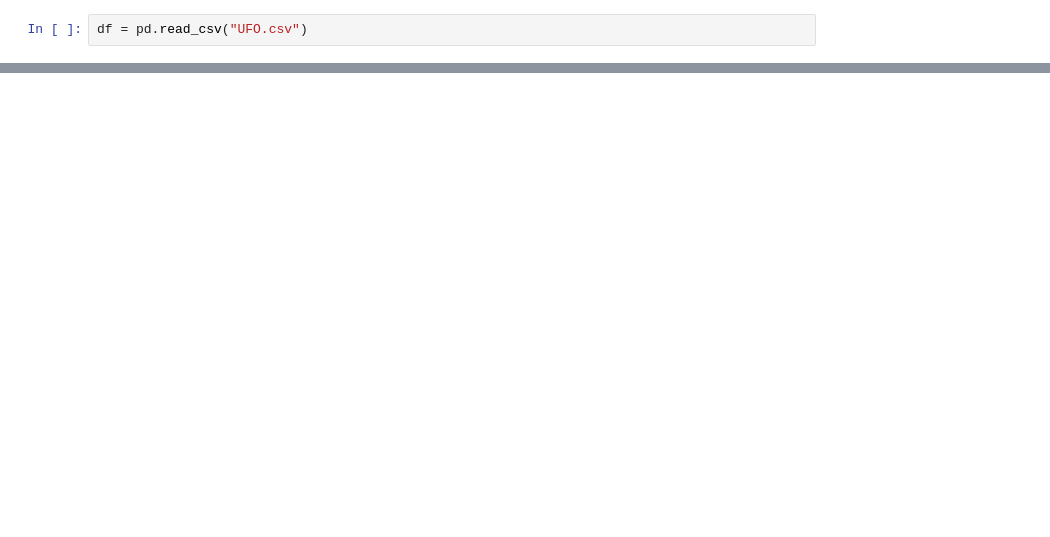
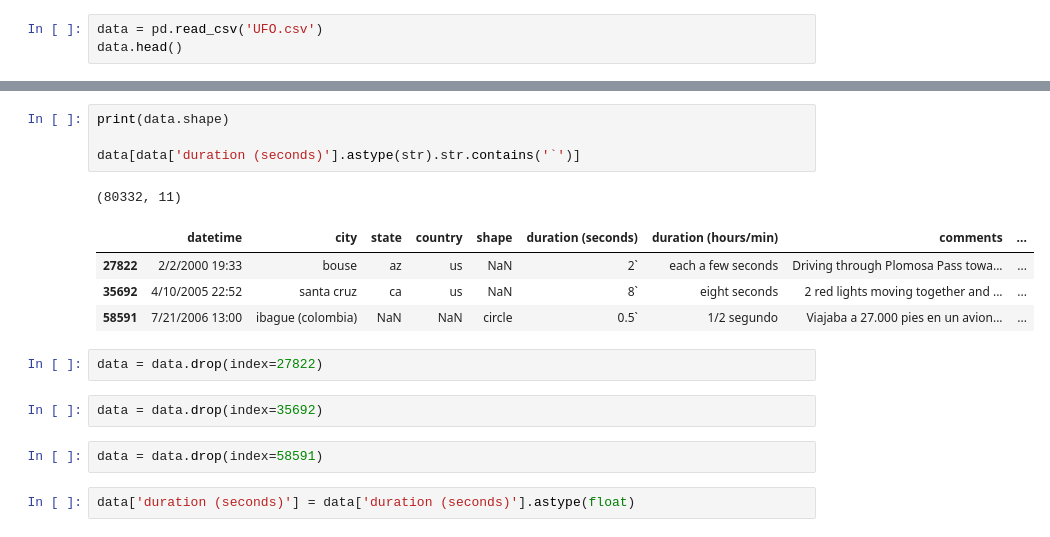
Before and after one commit to 1chcastroleonardo/Homework1, a Jupyter notebook: Homework 1.ipynb, the cells around one changed output, grey strips where cells are left out. Cells and saved outputs as stored; diff of their text form; blank space fills up the shorter version.

```diff
--- a/Homework 1.ipynb
+++ b/Homework 1.ipynb
@@ -3,2 +6,3 @@ import pandas as pd
 # %%
-df = pd.read_csv("UFO.csv")
+data = pd.read_csv('UFO.csv')
+data.head()
@@ -4,0 +16,18 @@ df = pd.read_csv("UFO.csv")
+# %%
+print(data.shape)
+
+data[data['duration (seconds)'].astype(str).str.contains('`')]
+# %% [output]
+(80332, 11)
+|  | datetime | city | state | country | shape | duration (seconds) | duration (hours/min) | comments | ... |
+| 27822 | 2/2/2000 19:33 | bouse | az | us | NaN | 2` | each a few seconds | Driving through Plomosa Pass towa... | ... |
+| 35692 | 4/10/2005 22:52 | santa cruz | ca | us | NaN | 8` | eight seconds | 2 red lights moving together and ... | ... |
+| 58591 | 7/21/2006 13:00 | ibague (colombia) | NaN | NaN | circle | 0.5` | 1/2 segundo | Viajaba a 27.000 pies en un avion... | ... |
+# %%
+data = data.drop(index=27822)
+# %%
+data = data.drop(index=35692)
+# %%
+data = data.drop(index=58591)
+# %%
+data['duration (seconds)'] = data['duration (seconds)'].astype(float)
```
Also changed, not shown: parts of 11 cells of this notebook.
